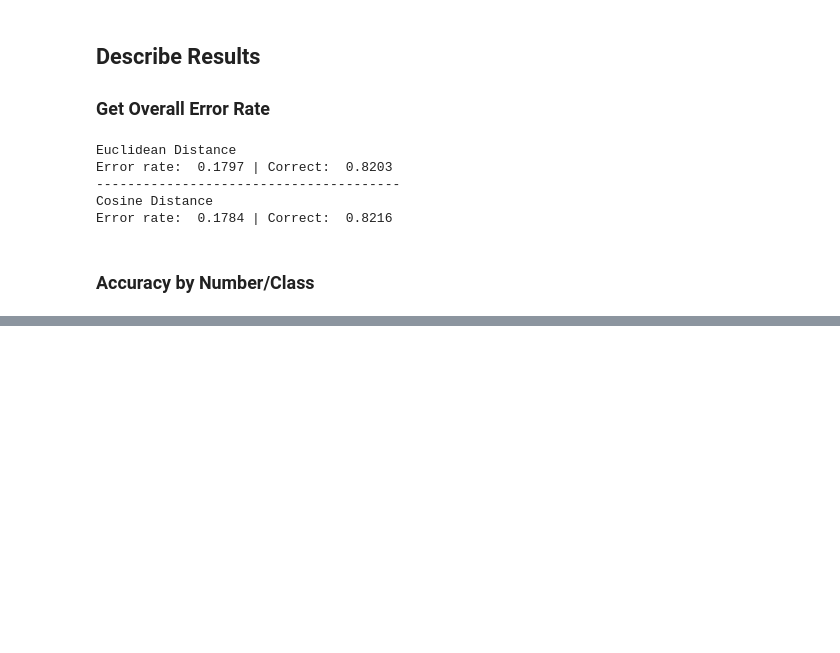
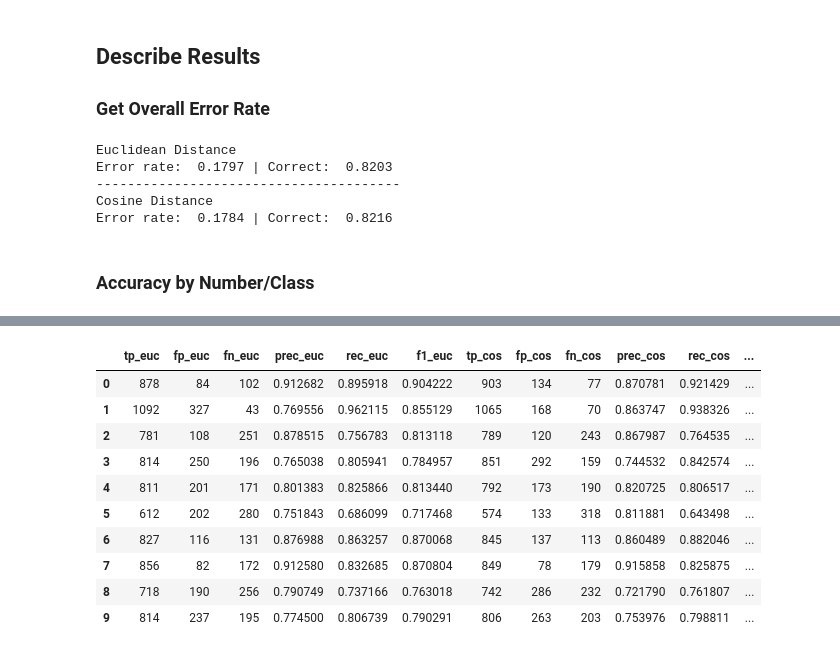
Before and after one commit to wwells/CUNY_DATA_602, a Jupyter notebook: FinalProject_MNIST/MNIST_Classifier_ww602_FP.ipynb, the cells around one changed output, grey strips where cells are left out. Drawn from its saved outputs; the diff is of its cells as text; code cells hidden in the pictures; blank space fills up the shorter version.

```diff
--- a/FinalProject_MNIST/MNIST_Classifier_ww602_FP.ipynb
+++ b/FinalProject_MNIST/MNIST_Classifier_ww602_FP.ipynb
@@ -360 +414,42 @@ pd.crosstab(finaldf["cosCorrect"], finaldf["label"],margins=True, normalize='col
+# %%
+def getmetrics(df, i):
+    """
+    given a confusion matrix, return multiple metrics for a given label
+    tp = true positive, fp = false positive, fn = false negative
+    precision recall and f1 scores
+    """
+    tp = df.iat[i,i]
+    fp = df[i].sum() - tp
+    fn = df.iloc[i,:].sum() - tp
+    precision = float(tp) / (tp + fp)
+    recall = float(tp) / (tp + fn)
+    f1 = 2 * (precision * recall) / (precision + recall)
+    return [tp, fp, fn, precision, recall, f1]
+
+x = []
+for index, row in eucConf.iterrows():
+    x.append(getmetrics(eucConf, index))
+eucResults = pd.DataFrame(x, columns=['tp', 'fp', 'fn', 'prec', 'rec', 'f1'])
+eucResults
+
+y = []
+for index, row in cosConf.iterrows():
+    y.append(getmetrics(cosConf, index))
+cosResults = pd.DataFrame(y, columns=['tp', 'fp', 'fn', 'prec', 'rec', 'f1'])
+cosResults
+
+overall = eucResults.merge(cosResults, right_index=True, left_index=True, suffixes=("_euc", "_cos"))
+overall
+# %% [output]
+|  | tp_euc | fp_euc | fn_euc | prec_euc | rec_euc | f1_euc | tp_cos | fp_cos | fn_cos | prec_cos | rec_cos | ... |
+| 0 | 878 | 84 | 102 | 0.912682 | 0.895918 | 0.904222 | 903 | 134 | 77 | 0.870781 | 0.921429 | ... |
+| 1 | 1092 | 327 | 43 | 0.769556 | 0.962115 | 0.855129 | 1065 | 168 | 70 | 0.863747 | 0.938326 | ... |
+| 2 | 781 | 108 | 251 | 0.878515 | 0.756783 | 0.813118 | 789 | 120 | 243 | 0.867987 | 0.764535 | ... |
+| 3 | 814 | 250 | 196 | 0.765038 | 0.805941 | 0.784957 | 851 | 292 | 159 | 0.744532 | 0.842574 | ... |
+| 4 | 811 | 201 | 171 | 0.801383 | 0.825866 | 0.813440 | 792 | 173 | 190 | 0.820725 | 0.806517 | ... |
+| 5 | 612 | 202 | 280 | 0.751843 | 0.686099 | 0.717468 | 574 | 133 | 318 | 0.811881 | 0.643498 | ... |
+| 6 | 827 | 116 | 131 | 0.876988 | 0.863257 | 0.870068 | 845 | 137 | 113 | 0.860489 | 0.882046 | ... |
+| 7 | 856 | 82 | 172 | 0.912580 | 0.832685 | 0.870804 | 849 | 78 | 179 | 0.915858 | 0.825875 | ... |
+| 8 | 718 | 190 | 256 | 0.790749 | 0.737166 | 0.763018 | 742 | 286 | 232 | 0.721790 | 0.761807 | ... |
+| 9 | 814 | 237 | 195 | 0.774500 | 0.806739 | 0.790291 | 806 | 263 | 203 | 0.753976 | 0.798811 | ... |
 # %% [markdown]
```
Also changed, not shown: parts of 12 cells of this notebook, 1 other file.
